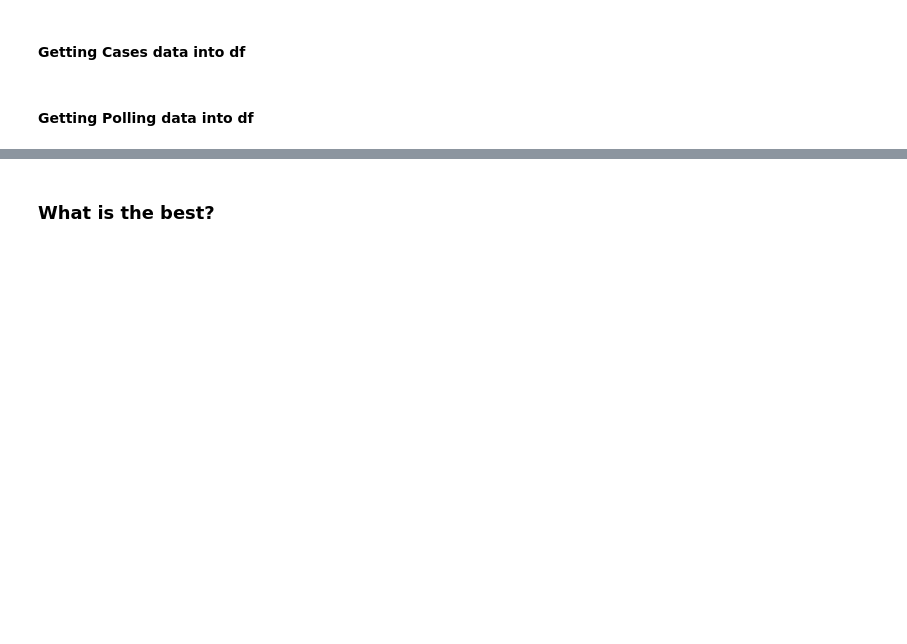
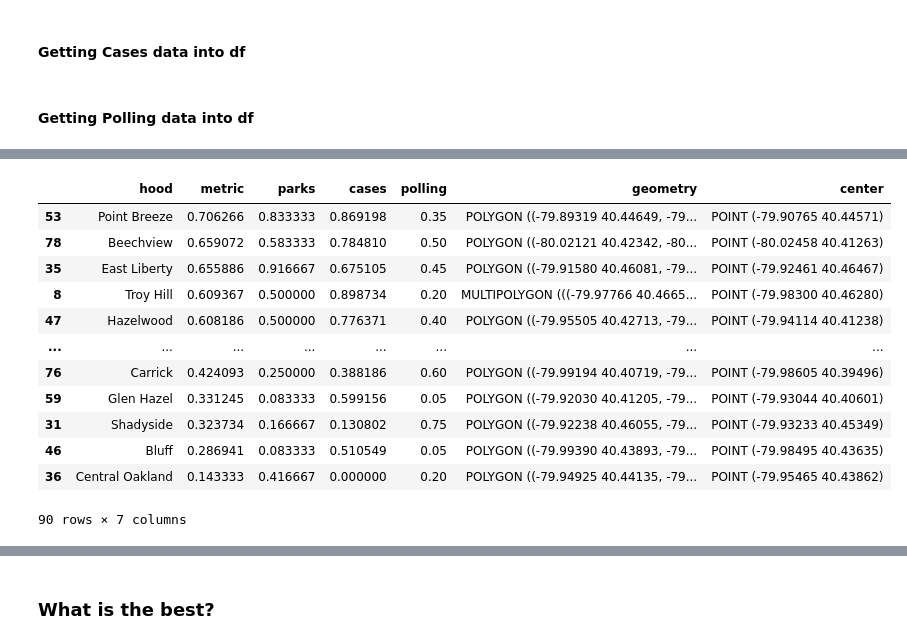
Before and after one commit to JaredBen28/PittBestNeighborhood, a Jupyter notebook: PresentationNotebook.ipynb, the cells around one changed output, grey strips where cells are left out. Cells and saved outputs as stored; diff of their text form; code cells hidden in the pictures; blank space fills up the shorter version.

```diff
--- a/PresentationNotebook.ipynb
+++ b/PresentationNotebook.ipynb
@@ -45,0 +73,17 @@ Mapping
+# %%
+neighborhood = neighborhood.sort_values('metric', ascending = False)
+neighborhood
+# %% [output]
+|  | hood | metric | parks | cases | polling | geometry | center |
+| 53 | Point Breeze | 0.706266 | 0.833333 | 0.869198 | 0.35 | POLYGON ((-79.89319 40.44649, -79... | POINT (-79.90765 40.44571) |
+| 78 | Beechview | 0.659072 | 0.583333 | 0.784810 | 0.50 | POLYGON ((-80.02121 40.42342, -80... | POINT (-80.02458 40.41263) |
+| 35 | East Liberty | 0.655886 | 0.916667 | 0.675105 | 0.45 | POLYGON ((-79.91580 40.46081, -79... | POINT (-79.92461 40.46467) |
+| 8 | Troy Hill | 0.609367 | 0.500000 | 0.898734 | 0.20 | MULTIPOLYGON (((-79.97766 40.4665... | POINT (-79.98300 40.46280) |
+| 47 | Hazelwood | 0.608186 | 0.500000 | 0.776371 | 0.40 | POLYGON ((-79.95505 40.42713, -79... | POINT (-79.94114 40.41238) |
+| ... | ... | ... | ... | ... | ... | ... | ... |
+| 76 | Carrick | 0.424093 | 0.250000 | 0.388186 | 0.60 | POLYGON ((-79.99194 40.40719, -79... | POINT (-79.98605 40.39496) |
+| 59 | Glen Hazel | 0.331245 | 0.083333 | 0.599156 | 0.05 | POLYGON ((-79.92030 40.41205, -79... | POINT (-79.93044 40.40601) |
+| 31 | Shadyside | 0.323734 | 0.166667 | 0.130802 | 0.75 | POLYGON ((-79.92238 40.46055, -79... | POINT (-79.93233 40.45349) |
+| 46 | Bluff | 0.286941 | 0.083333 | 0.510549 | 0.05 | POLYGON ((-79.99390 40.43893, -79... | POINT (-79.98495 40.43635) |
+| 36 | Central Oakland | 0.143333 | 0.416667 | 0.000000 | 0.20 | POLYGON ((-79.94925 40.44135, -79... | POINT (-79.95465 40.43862) |
+90 rows × 7 columns
```
Also changed, not shown: parts of 14 cells of this notebook.
